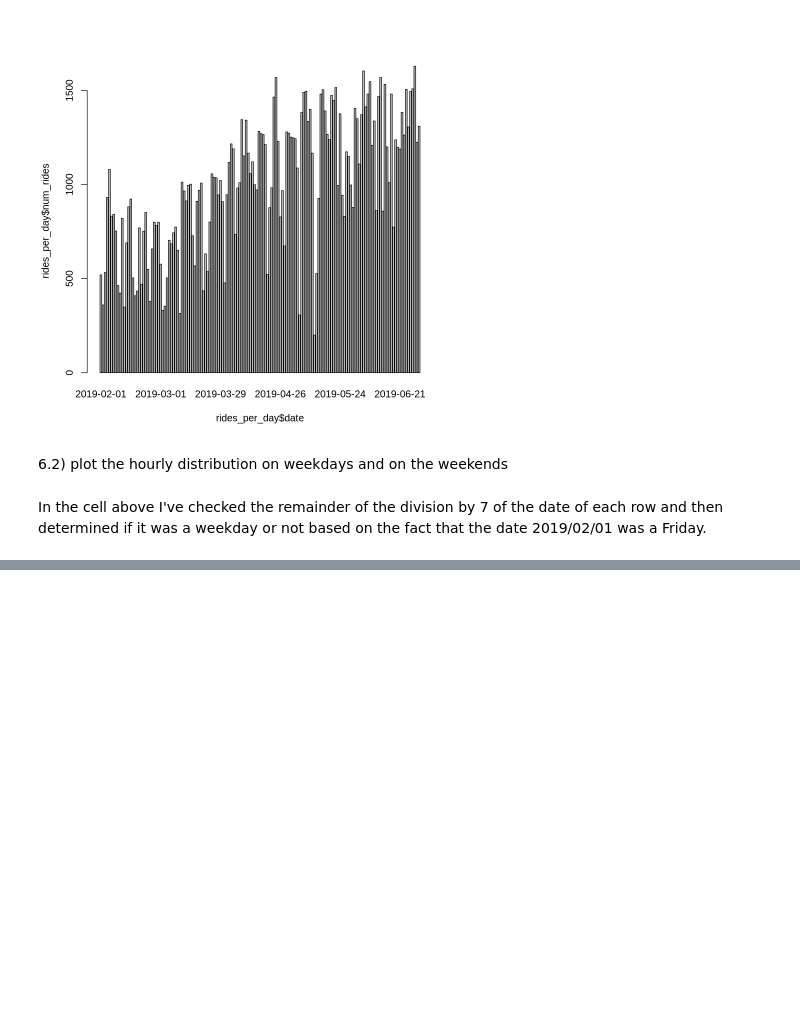
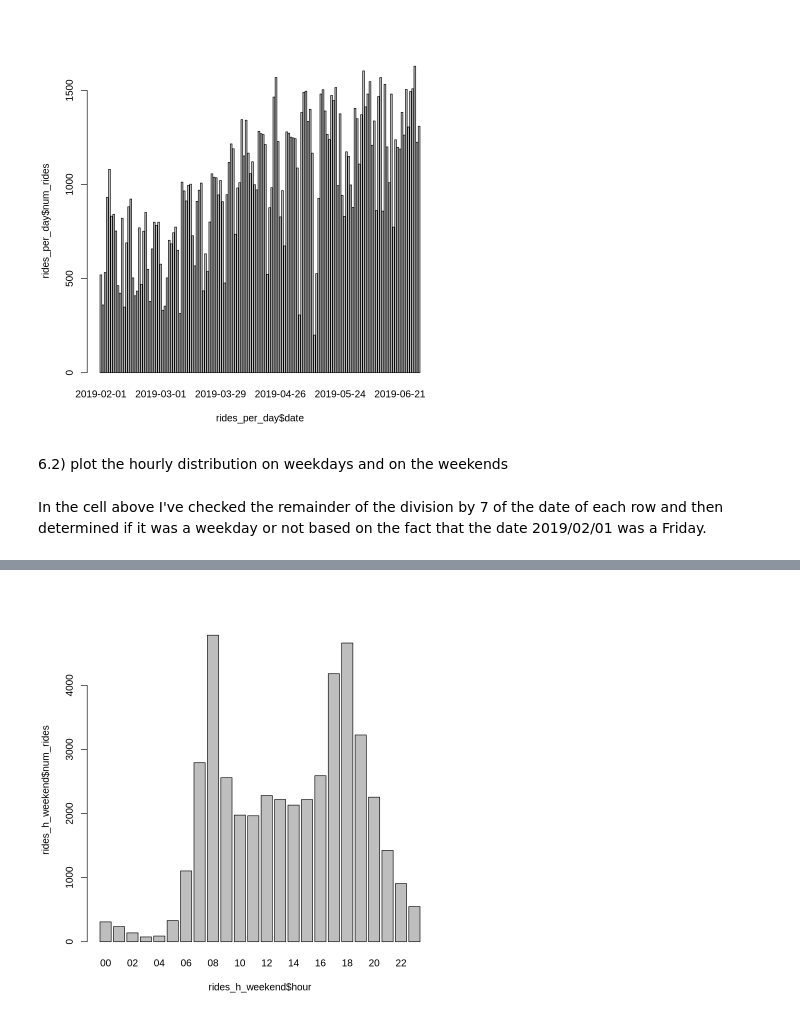
Before and after one commit to pietromalagoli/asp, a Jupyter notebook: code/lab01/Malagoli_Pietro_Lab01.ipynb, the cells around one changed output, grey strips where cells are left out. Cells and saved outputs as stored; diff of their text form; code cells hidden in the pictures; blank space fills up the shorter version.

```diff
--- a/code/lab01/Malagoli_Pietro_Lab01.ipynb
+++ b/code/lab01/Malagoli_Pietro_Lab01.ipynb
@@ -168,0 +169,9 @@ barplot(rides_h_week$num_rides ~ rides_h_week$hour)
+# %%
+rides_h_weekend <- df %>%
+    filter(!df$weekday) %>%
+    group_by(hour) %>%
+    summarize(num_rides = n())
+# %%
+barplot(rides_h_weekend$num_rides ~ rides_h_weekend$hour)
+# %% [output]
+[figure, added]
```
Also changed, not shown: parts of 2 cells of this notebook.
